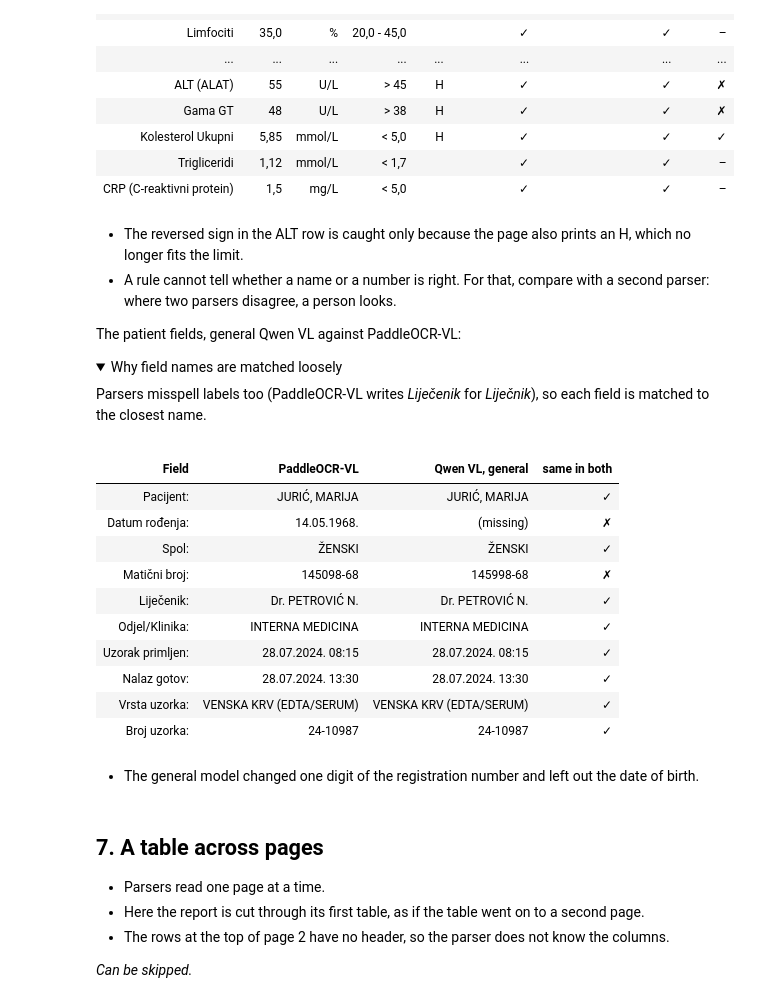
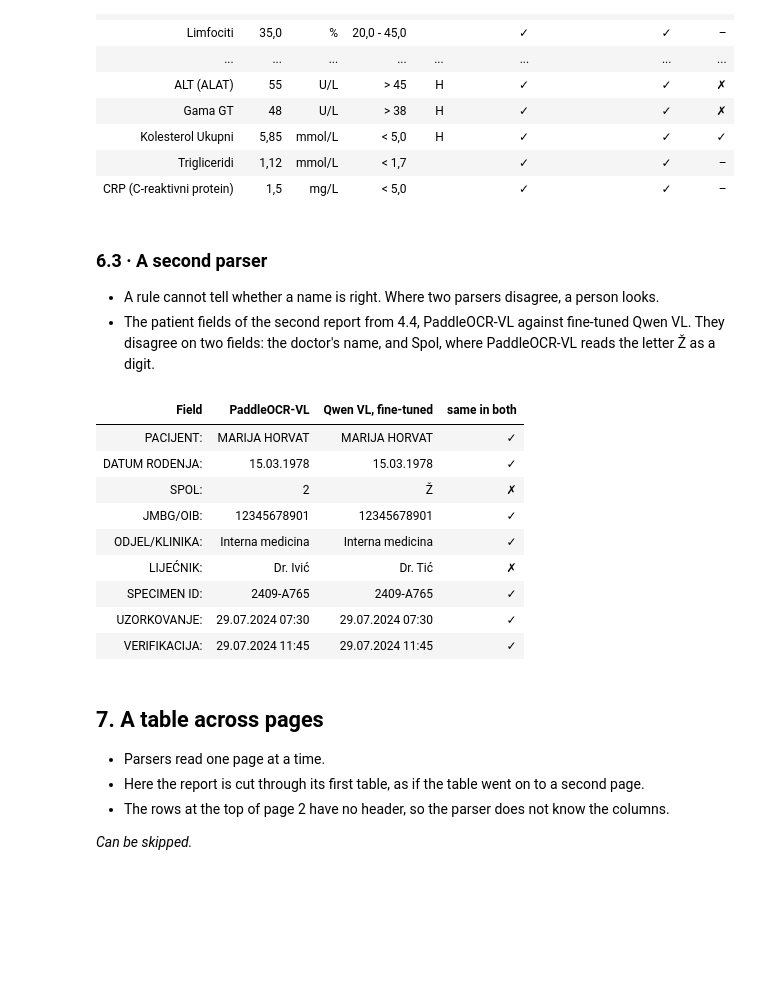
Before and after one commit to Atomic-Intelligence/document-understanding-demo, a Jupyter notebook: notebooks/demo_with_outputs.ipynb, the cells around one changed output. Cells and saved outputs as stored; diff of their text form; code cells hidden in the pictures; folded sections open; blank space fills up the shorter version.

```diff
--- a/notebooks/demo_with_outputs.ipynb
+++ b/notebooks/demo_with_outputs.ipynb
@@ -639,48 +638,39 @@ show.table(pd.DataFrame(rows))
 | Trigliceridi | 1,12 | mmol/L | < 1,7 |  | ✓ | ✓ | – |
 | CRP (C-reaktivni protein) | 1,5 | mg/L | < 5,0 |  | ✓ | ✓ | – |
 # %% [markdown]
-- The reversed sign in the ALT row is caught only because the page also prints an H, which no longer
-  fits the limit.
-- A rule cannot tell whether a name or a number is right. For that, compare with a second parser:
-  where two parsers disagree, a person looks.
+### 6.3 · A second parser
 
-The patient fields, general Qwen VL against PaddleOCR-VL:
-
-<details><summary>Why field names are matched loosely</summary>
-
-Parsers misspell labels too (PaddleOCR-VL writes *Liječenik* for *Liječnik*), so each field is matched to
-the closest name.
-</details>
+- A rule cannot tell whether a name is right. Where two parsers disagree, a person looks.
+- The patient fields of the second report from 4.4, PaddleOCR-VL against fine-tuned Qwen VL. They
+  disagree on two fields: the doctor's name, and Spol, where PaddleOCR-VL reads the letter Ž as a
+  digit.
 # %%
-general = dict(data.cached(PAGE, "qwen_base").pairs)
-second = data.cached(PAGE, "paddleocr_vl").pairs
+qwen_fields = dict(data.cached(PAGE_2, "qwen_finetuned").pairs)
+paddle_fields = data.cached(PAGE_2, "paddleocr_vl").pairs
 
 rows = []
-for field, value in second:
-    match = difflib.get_close_matches(field, general, n=1, cutoff=0.75)
-    other = general[match[0]] if match else "(missing)"
-    rows.append({"Field": field, "PaddleOCR-VL": value, "Qwen VL, general": other,
+for field, value in paddle_fields:
+    match = difflib.get_close_matches(field, qwen_fields, n=1, cutoff=0.75)   # labels are misread too
+    other = qwen_fields[match[0]] if match else "(missing)"
+    rows.append({"Field": field, "PaddleOCR-VL": value, "Qwen VL, fine-tuned": other,
                  "same in both": MARK[other == value]})
 show.table(pd.DataFrame(rows))
 # %% [output]
-| Field | PaddleOCR-VL | Qwen VL, general | same in both |
-| Pacijent: | JURIĆ, MARIJA | JURIĆ, MARIJA | ✓ |
-| Datum rođenja: | 14.05.1968. | (missing) | ✗ |
-| Spol: | ŽENSKI | ŽENSKI | ✓ |
-| Matični broj: | 145098-68 | 145998-68 | ✗ |
-| Liječenik: | Dr. PETROVIĆ N. | Dr. PETROVIĆ N. | ✓ |
-| Odjel/Klinika: | INTERNA MEDICINA | INTERNA MEDICINA | ✓ |
-| Uzorak primljen: | 28.07.2024. 08:15 | 28.07.2024. 08:15 | ✓ |
-| Nalaz gotov: | 28.07.2024. 13:30 | 28.07.2024. 13:30 | ✓ |
-| Vrsta uzorka: | VENSKA KRV (EDTA/SERUM) | VENSKA KRV (EDTA/SERUM) | ✓ |
-| Broj uzorka: | 24-10987 | 24-10987 | ✓ |
+| Field | PaddleOCR-VL | Qwen VL, fine-tuned | same in both |
+| PACIJENT: | MARIJA HORVAT | MARIJA HORVAT | ✓ |
+| DATUM RODENJA: | 15.03.1978 | 15.03.1978 | ✓ |
+| SPOL: | 2 | Ž | ✗ |
+| JMBG/OIB: | 12345678901 | 12345678901 | ✓ |
+| ODJEL/KLINIKA: | Interna medicina | Interna medicina | ✓ |
+| LIJEĆNIK: | Dr. Ivić | Dr. Tić | ✗ |
+| SPECIMEN ID: | 2409-A765 | 2409-A765 | ✓ |
+| UZORKOVANJE: | 29.07.2024 07:30 | 29.07.2024 07:30 | ✓ |
+| VERIFIKACIJA: | 29.07.2024 11:45 | 29.07.2024 11:45 | ✓ |
 # %% [markdown]
-- The general model changed one digit of the registration number and left out the date of birth.
+## 7. A table across pages
+
+- Parsers read one page at a time.
+- Here the report is cut through its first table, as if the table went on to a second page.
+- The rows at the top of page 2 have no header, so the parser does not know the columns.
+
+*Can be skipped.*
-# %% [markdown]
-## 7. A table across pages
-
-- Parsers read one page at a time.
-- Here the report is cut through its first table, as if the table went on to a second page.
-- The rows at the top of page 2 have no header, so the parser does not know the columns.
-
-*Can be skipped.*
```
Also changed, not shown: parts of 15 cells of this notebook, 1 other file.
